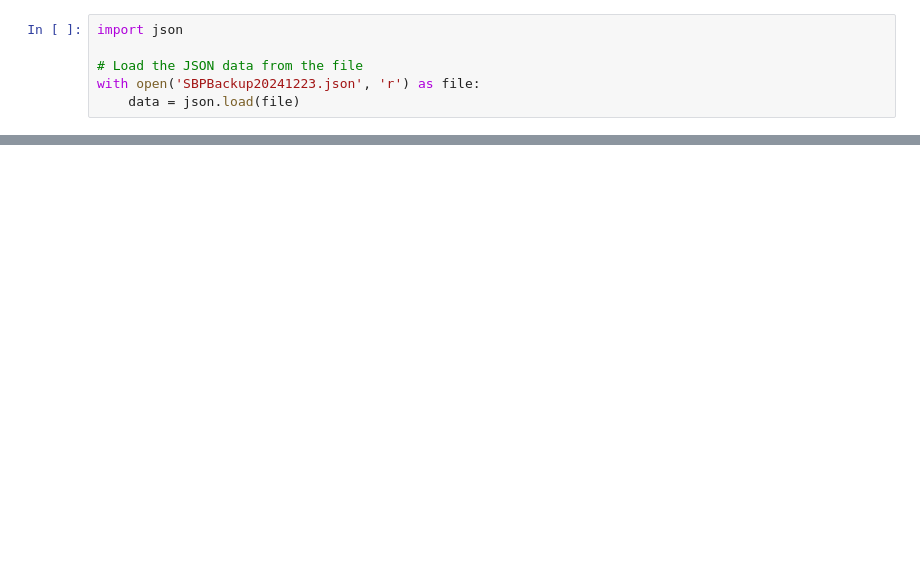
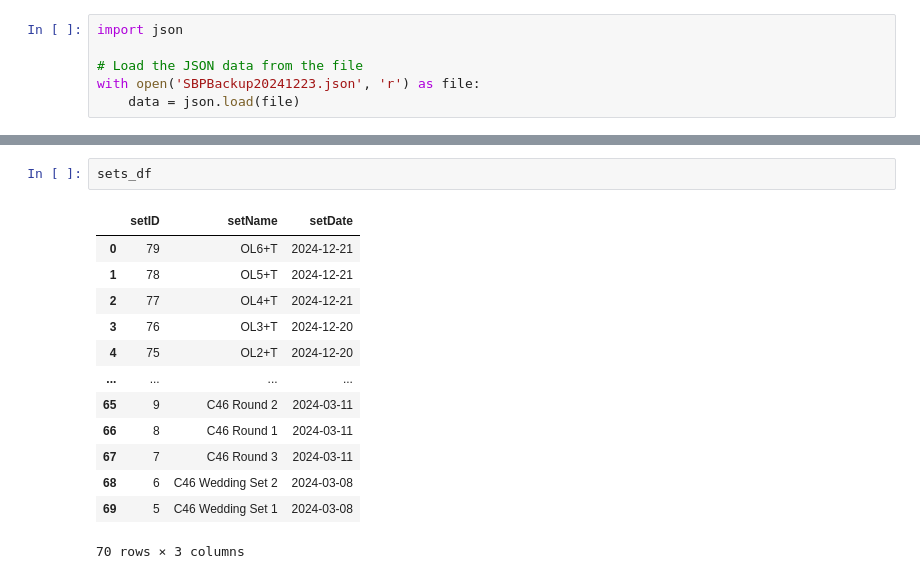
Before and after one commit to mtingey/SetListMaker, a Jupyter notebook: Songs.ipynb, the cells around one changed output, grey strips where cells are left out. Saved outputs shown, nothing was run; the diff lists cells and outputs as text; blank space fills up the shorter version.

```diff
--- a/Songs.ipynb
+++ b/Songs.ipynb
@@ -53,0 +103,16 @@ print(my_set_songs)
+# %%
+sets_df
+# %% [output]
+|  | setID | setName | setDate |
+| 0 | 79 | OL6+T | 2024-12-21 |
+| 1 | 78 | OL5+T | 2024-12-21 |
+| 2 | 77 | OL4+T | 2024-12-21 |
+| 3 | 76 | OL3+T | 2024-12-20 |
+| 4 | 75 | OL2+T | 2024-12-20 |
+| ... | ... | ... | ... |
+| 65 | 9 | C46 Round 2 | 2024-03-11 |
+| 66 | 8 | C46 Round 1 | 2024-03-11 |
+| 67 | 7 | C46 Round 3 | 2024-03-11 |
+| 68 | 6 | C46 Wedding Set 2 | 2024-03-08 |
+| 69 | 5 | C46 Wedding Set 1 | 2024-03-08 |
+70 rows × 3 columns
```
Also changed, not shown: parts of 12 cells of this notebook, 3 other files.
